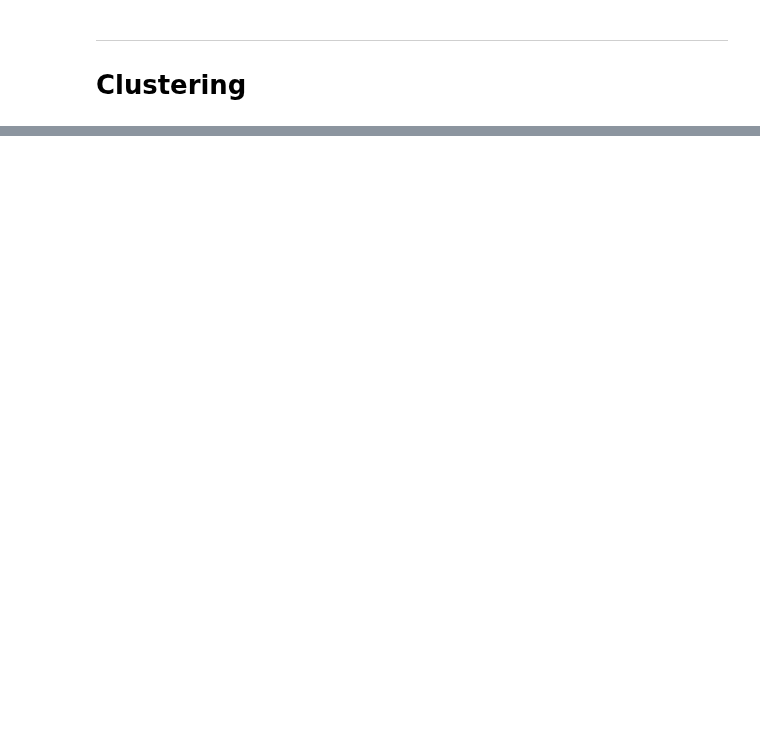
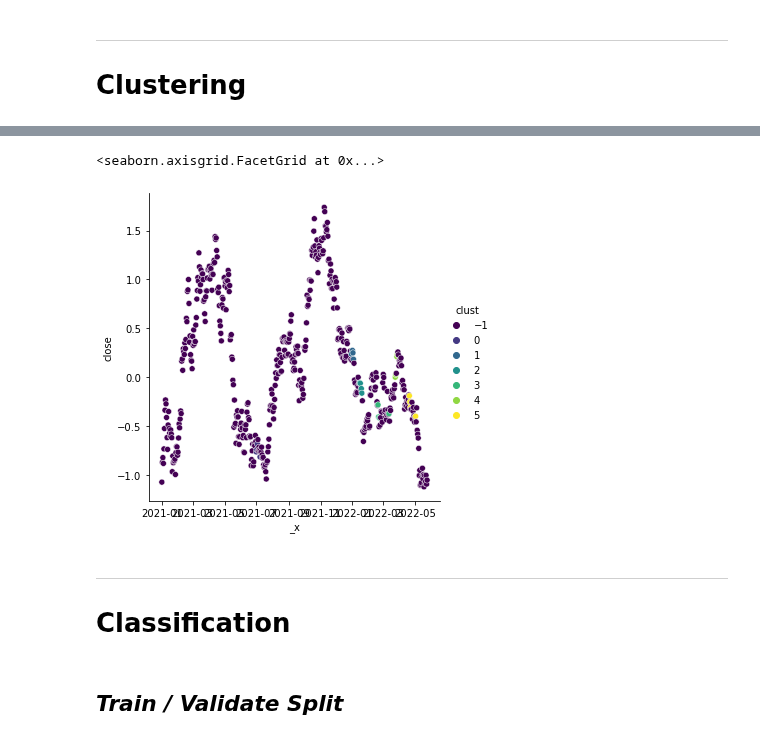
Before and after one commit to FinancialForecasters/financial_forecaster, a Jupyter notebook: hinzle_2.ipynb, the cells around one changed output, grey strips where cells are left out. Saved outputs shown, nothing was run; the diff lists cells and outputs as text; code cells hidden in the pictures; blank space fills up the shorter version.

```diff
--- a/hinzle_2.ipynb
+++ b/hinzle_2.ipynb
@@ -180,0 +119,5 @@ X_train.head()
+# %%
+sns.relplot(y=df.close,x=df.index,hue=clas.clust,palette='viridis')
+# %% [output]
+<seaborn.axisgrid.FacetGrid at 0x...>
+[figure, added]
@@ -180,0 +126,6 @@ X_train.head()
+# %% [markdown]
+---
+# Classification
+# %% [markdown]
+
+## *Train / Validate Split*
```
Also changed, not shown: parts of 33 cells of this notebook, 7 other files.
